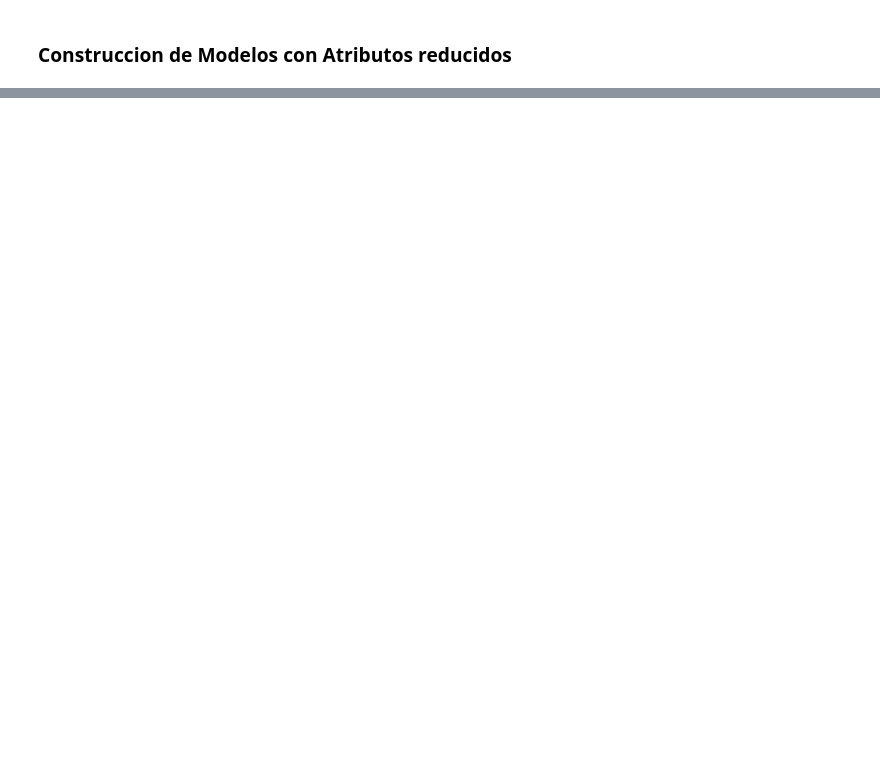
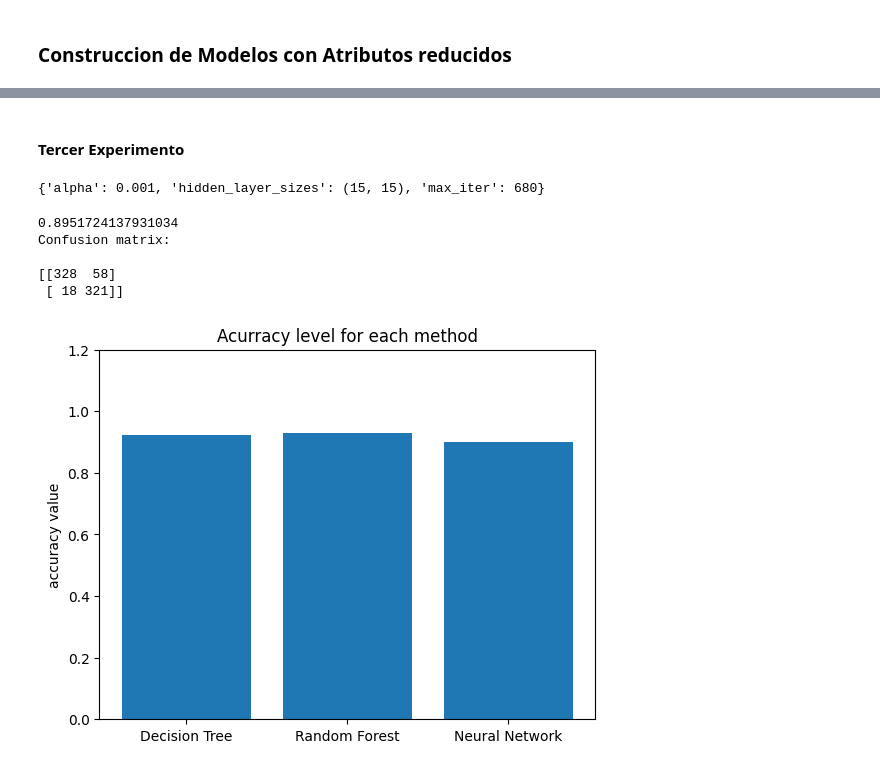
Before and after one commit to Myself2903/Spam-classification-problem, a Jupyter notebook: main.ipynb, the cells around one changed output, grey strips where cells are left out. Saved outputs shown, nothing was run; the diff lists cells and outputs as text; code cells hidden in the pictures; blank space fills up the shorter version.

```diff
--- a/main.ipynb
+++ b/main.ipynb
@@ -239,7 +261,7 @@ sfs = SFS(RandomForestClassifier(n_estimators=100, n_jobs = -1), k_features = 12
           floating = False,
           verbose= 0,
           scoring= 'accuracy',
-          cv = 4,
+          cv = 10,
           n_jobs= -1
          ).fit(X_train, y_train)
 
@@ -461,0 +620,13 @@ plt.show()
+# %%
+param_grid = {
+    'n_estimators': [210, 215, 220, 230, 235, 240],
+    'criterion': ['gini', 'entropy'],
+    'max_depth':  [i for i in range(22,28)],
+    'bootstrap': [True, False],
+    'n_jobs':[-1]
+
+}
+rfc = RandomForestClassifier()
+grid_rfc = GridSearchCV(rfc, param_grid, cv=10, scoring="accuracy")
+grid_rfc.fit(X_train_wrapper, y_train)
+print(grid_rfc.best_params_)
@@ -461,0 +654,10 @@ plt.show()
+# %%
+param_grid = {
+    'hidden_layer_sizes': [(10), (12), (12,12)],
+    'alpha': [0.0001, 0.001, 0.01, 0.1],
+    'max_iter':  [100, 200, 500, 700, 1000],
+}
+mlp = MLPClassifier()
+grid_mlp = GridSearchCV(mlp, param_grid, cv=5, scoring="accuracy")
+grid_mlp.fit(X_train_scaled, y_train)
+print(grid_mlp.best_params_)
@@ -461,0 +666,6 @@ plt.show()
+# %%
+mlp_pred = grid_mlp.predict(X_test_scaled)
+mlp_best_score = accuracy_score(y_test, mlp_pred)
+print(mlp_best_score)
+print("Confusion matrix:\n")
+print(confusion_matrix(y_test, mlp_pred))
@@ -461,0 +704,39 @@ plt.show()
+# %% [markdown]
+#### __Tercer Experimento__
+# %%
+param_grid = {
+    'hidden_layer_sizes': [(15,15), (20,20), (15,15,15), (20,20,20)],
+    'alpha': [0.001, 0.005, 0.0001],
+    'max_iter':  [680, 700, 730],
+}
+grid_mlp = GridSearchCV(mlp, param_grid, cv=5, scoring="accuracy")
+grid_mlp.fit(X_train_scaled, y_train)
+print(grid_mlp.best_params_)
+# %% [output]
+{'alpha': 0.001, 'hidden_layer_sizes': (15, 15), 'max_iter': 680}
+# %%
+mlp_pred = grid_mlp.predict(X_test_scaled)
+mlp_curr_acc = accuracy_score(y_test, mlp_pred)
+if mlp_curr_acc > mlp_best_score: mlp_best_score = mlp_curr_acc
+print(mlp_curr_acc)
+print("Confusion matrix:\n")
+print(confusion_matrix(y_test, mlp_pred))
+# %% [output]
+0.8951724137931034
+Confusion matrix:
+
+[[328  58]
+ [ 18 321]]
+# %%
+categories = ["Decision Tree", "Random Forest", "Neural Network"]
+
+x = np.arange(len(categories))
+score_data = [dtc_best_score, rfc_best_score, mlp_best_score]
+
+plt.bar(categories, score_data)
+plt.ylabel("accuracy value")
+plt.title('Acurracy level for each method')
+plt.ylim(0, 1.2)
+plt.show()
+# %% [output]
+[figure, added]
```
Also changed, not shown: parts of 53 cells of this notebook, 2 other files.
